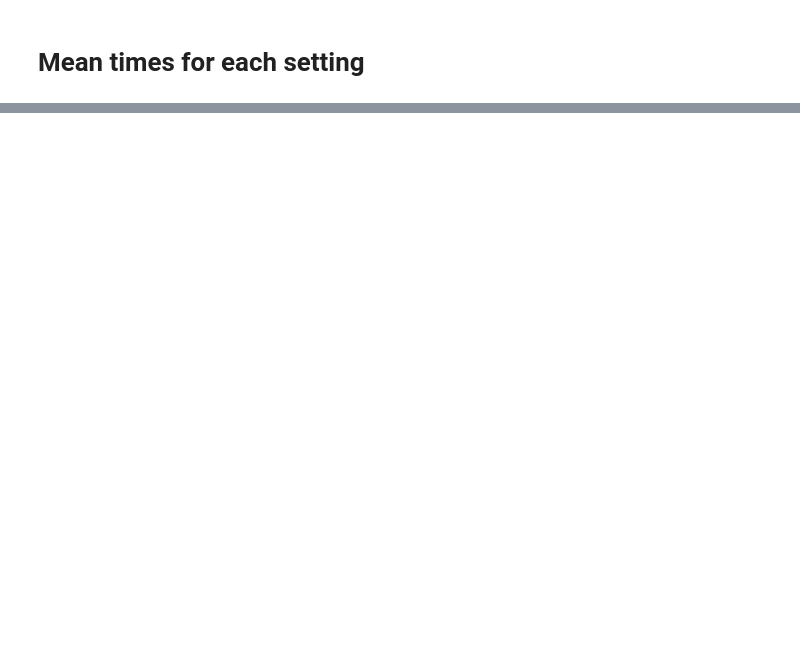
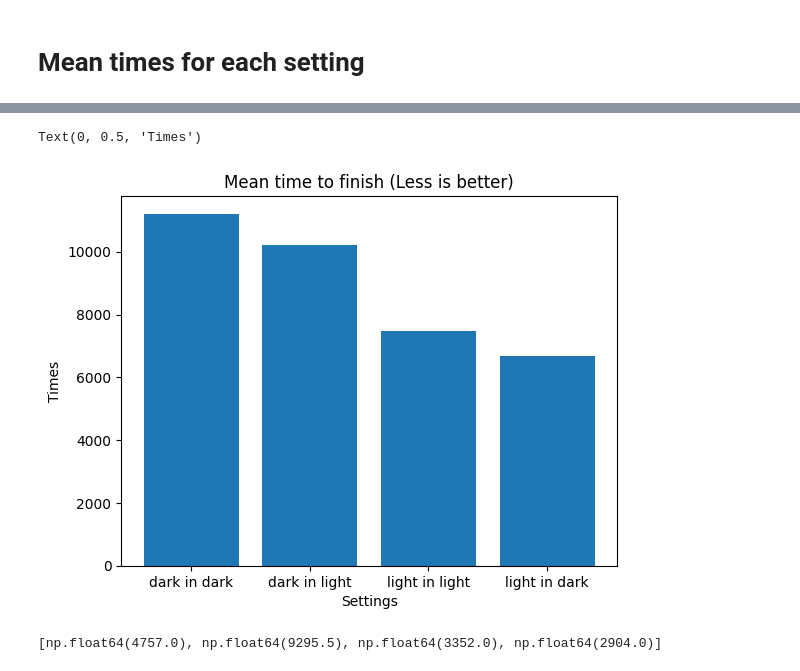
Before and after one commit to PatrickGraf99/Forschungsseminar-Website, a Jupyter notebook: evaluation/evaluator.ipynb, the cells around one changed output, grey strips where cells are left out. Saved outputs shown, nothing was run; the diff lists cells and outputs as text; code cells hidden in the pictures; blank space fills up the shorter version.

```diff
--- a/evaluation/evaluator.ipynb
+++ b/evaluation/evaluator.ipynb
@@ -62,0 +61,18 @@ plot_overall_learning_trend(df)
+# %%
+visualization = plt.bar(['dark in dark', 'dark in light', 'light in light', 'light in dark'], modes_with_environments)
+plt.title('Mean time to finish (Less is better)')
+plt.xlabel('Settings')
+plt.ylabel('Times')
+# %% [output]
+Text(0, 0.5, 'Times')
+[figure, added]
+# %%
+ttf_o_e = df[(df["fill_character"] == "o") | (df['outlier_character'] == 'o')]["time_to_finish"].mean()
+ttf_0_8 = df[(df["fill_character"] == "0") | (df['outlier_character'] == '0')]["time_to_finish"].mean()
+ttf_v_u = df[(df["fill_character"] == "v") | (df['outlier_character'] == 'v')]["time_to_finish"].mean()
+ttf_7_T = df[(df["fill_character"] == "7") | (df['outlier_character'] == '7')]["time_to_finish"].mean()
+
+filler_outlier_means = [ttf_o_e, ttf_0_8, ttf_v_u, ttf_7_T]
+print(filler_outlier_means)
+# %% [output]
+[np.float64(4757.0), np.float64(9295.5), np.float64(3352.0), np.float64(2904.0)]
```
Also changed, not shown: parts of 8 cells of this notebook.
